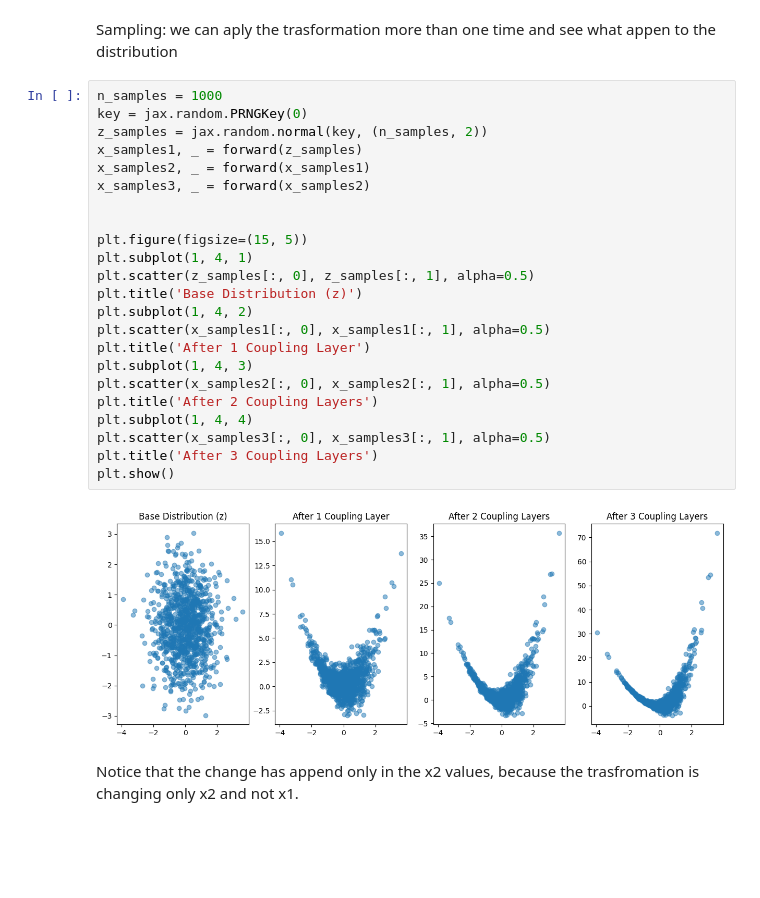
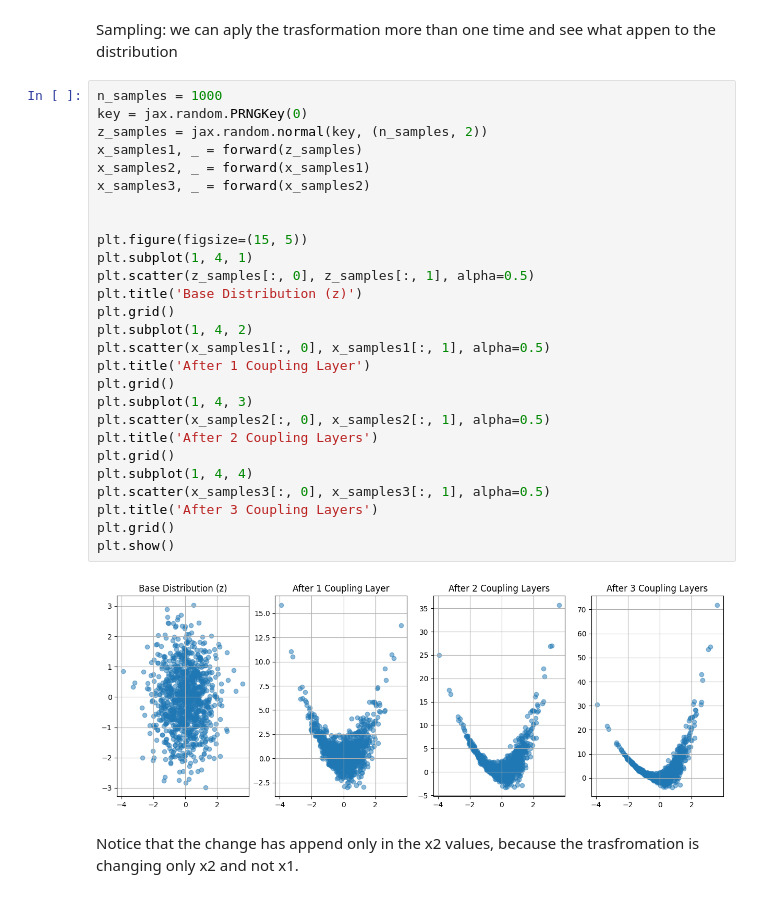
Before and after one commit to rpivi/Normalizing_Flow, a Jupyter notebook: coupling_affine.ipynb, the cells around one changed output. Saved outputs shown, nothing was run; the diff lists cells and outputs as text; blank space fills up the shorter version.

```diff
--- a/coupling_affine.ipynb
+++ b/coupling_affine.ipynb
@@ -66,27 +66,31 @@ Sampling: we can aply the trasformation more than one time and see what appen to
 # %%
 n_samples = 1000
 key = jax.random.PRNGKey(0)
 z_samples = jax.random.normal(key, (n_samples, 2))
 x_samples1, _ = forward(z_samples)
 x_samples2, _ = forward(x_samples1)
 x_samples3, _ = forward(x_samples2)
 
 
 plt.figure(figsize=(15, 5))
 plt.subplot(1, 4, 1)
 plt.scatter(z_samples[:, 0], z_samples[:, 1], alpha=0.5)
 plt.title('Base Distribution (z)')
+plt.grid()
 plt.subplot(1, 4, 2)
 plt.scatter(x_samples1[:, 0], x_samples1[:, 1], alpha=0.5)
 plt.title('After 1 Coupling Layer')
+plt.grid()
 plt.subplot(1, 4, 3)
 plt.scatter(x_samples2[:, 0], x_samples2[:, 1], alpha=0.5)
 plt.title('After 2 Coupling Layers')
+plt.grid()
 plt.subplot(1, 4, 4)
 plt.scatter(x_samples3[:, 0], x_samples3[:, 1], alpha=0.5)
 plt.title('After 3 Coupling Layers')
+plt.grid()
 plt.show()
 # %% [output]
-[figure, old version]
+[figure, new version]
 # %% [markdown]
 Notice that the change has append only in the x2 values, because the trasfromation is changing only x2 and not x1.
```
Also changed, not shown: 6 other files.
